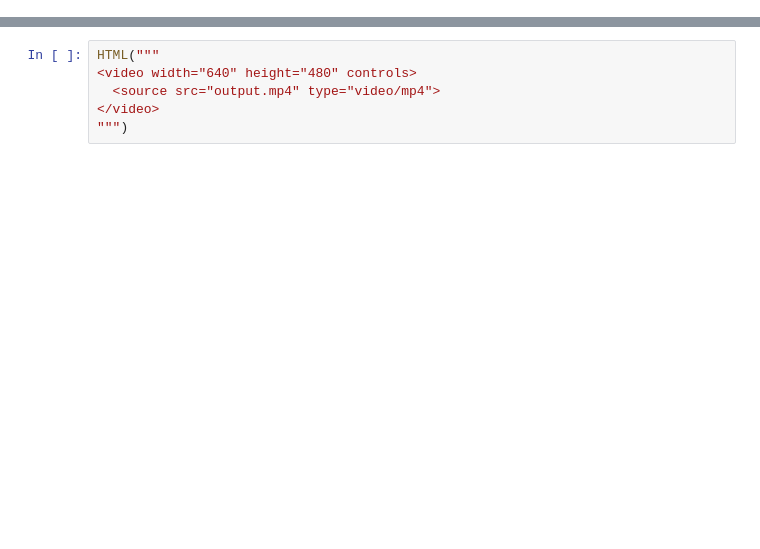
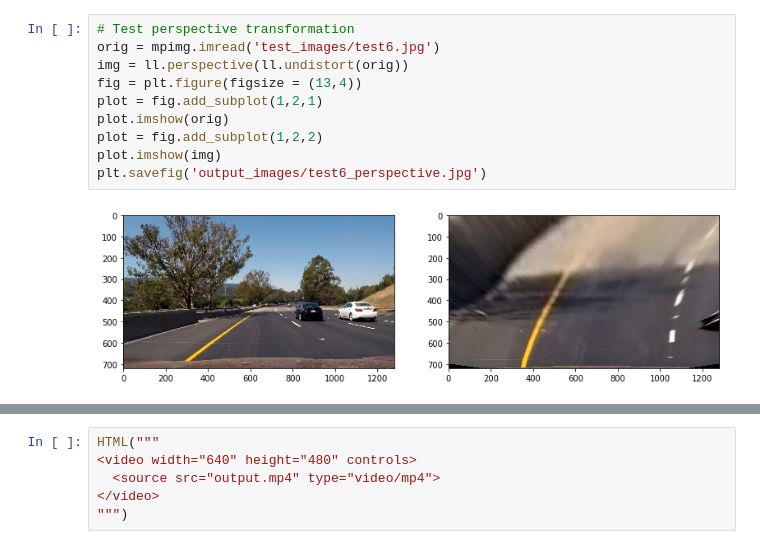
Before and after one commit to fiibbb/CarND-Advanced-Lane-Lines, a Jupyter notebook: Advanced-Lane-Lines.ipynb, the cells around one changed output, grey strips where cells are left out. Cells and saved outputs as stored; diff of their text form; blank space fills up the shorter version.

```diff
--- a/Advanced-Lane-Lines.ipynb
+++ b/Advanced-Lane-Lines.ipynb
@@ -295 +349,13 @@ plt.savefig('output_images/test4_undistorted.jpg')
+# %%
+# Test perspective transformation
+orig = mpimg.imread('test_images/test6.jpg')
+img = ll.perspective(ll.undistort(orig))
+fig = plt.figure(figsize = (13,4))
+plot = fig.add_subplot(1,2,1)
+plot.imshow(orig)
+plot = fig.add_subplot(1,2,2)
+plot.imshow(img)
+plt.savefig('output_images/test6_perspective.jpg')
+# %% [output]
+[figure, added]
 # %%
```
Also changed, not shown: parts of 8 cells of this notebook, 10 other files.
